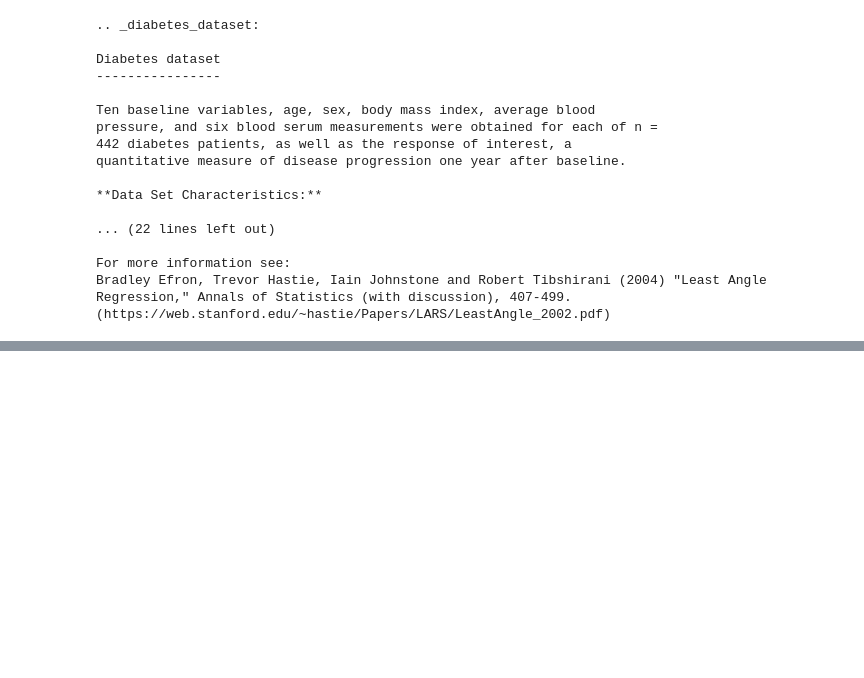
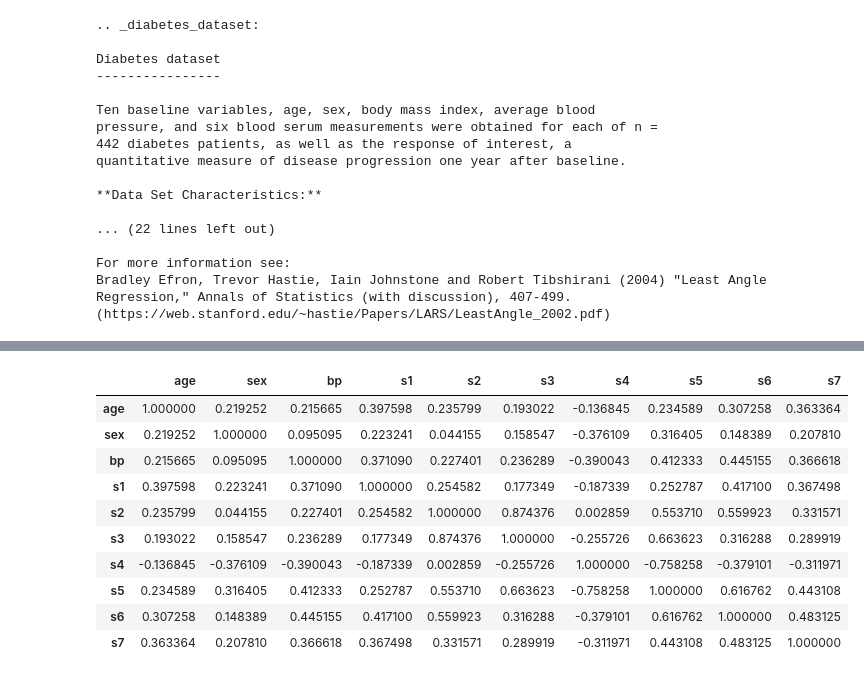
Before and after one commit to tasnim-shamsuddin/Decison_TRee_Classifier-Regressor, a Jupyter notebook: Diabetics_prediction.ipynb, the cells around one changed output, grey strips where cells are left out. Drawn from its saved outputs; the diff is of its cells as text; code cells hidden in the pictures; blank space fills up the shorter version.

```diff
--- a/Diabetics_prediction.ipynb
+++ b/Diabetics_prediction.ipynb
@@ -24,0 +74,14 @@ Bradley Efron, Trevor Hastie, Iain Johnstone and Robert Tibshirani (2004) "Least
+# %%
+x_train.corr()
+# %% [output]
+|  | age | sex | bp | s1 | s2 | s3 | s4 | s5 | s6 | s7 |
+| age | 1.000000 | 0.219252 | 0.215665 | 0.397598 | 0.235799 | 0.193022 | -0.136845 | 0.234589 | 0.307258 | 0.363364 |
+| sex | 0.219252 | 1.000000 | 0.095095 | 0.223241 | 0.044155 | 0.158547 | -0.376109 | 0.316405 | 0.148389 | 0.207810 |
+| bp | 0.215665 | 0.095095 | 1.000000 | 0.371090 | 0.227401 | 0.236289 | -0.390043 | 0.412333 | 0.445155 | 0.366618 |
+| s1 | 0.397598 | 0.223241 | 0.371090 | 1.000000 | 0.254582 | 0.177349 | -0.187339 | 0.252787 | 0.417100 | 0.367498 |
+| s2 | 0.235799 | 0.044155 | 0.227401 | 0.254582 | 1.000000 | 0.874376 | 0.002859 | 0.553710 | 0.559923 | 0.331571 |
+| s3 | 0.193022 | 0.158547 | 0.236289 | 0.177349 | 0.874376 | 1.000000 | -0.255726 | 0.663623 | 0.316288 | 0.289919 |
+| s4 | -0.136845 | -0.376109 | -0.390043 | -0.187339 | 0.002859 | -0.255726 | 1.000000 | -0.758258 | -0.379101 | -0.311971 |
+| s5 | 0.234589 | 0.316405 | 0.412333 | 0.252787 | 0.553710 | 0.663623 | -0.758258 | 1.000000 | 0.616762 | 0.443108 |
+| s6 | 0.307258 | 0.148389 | 0.445155 | 0.417100 | 0.559923 | 0.316288 | -0.379101 | 0.616762 | 1.000000 | 0.483125 |
+| s7 | 0.363364 | 0.207810 | 0.366618 | 0.367498 | 0.331571 | 0.289919 | -0.311971 | 0.443108 | 0.483125 | 1.000000 |
```
Also changed, not shown: parts of 20 cells of this notebook.
